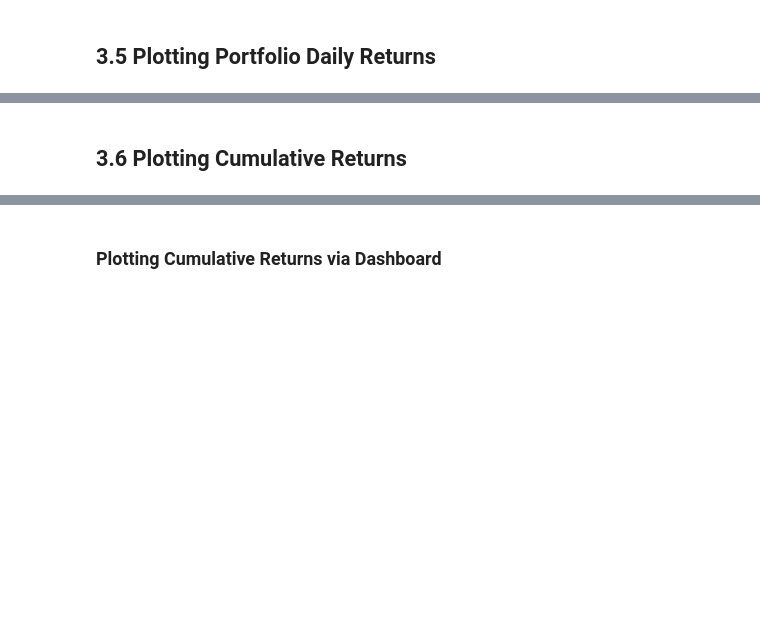
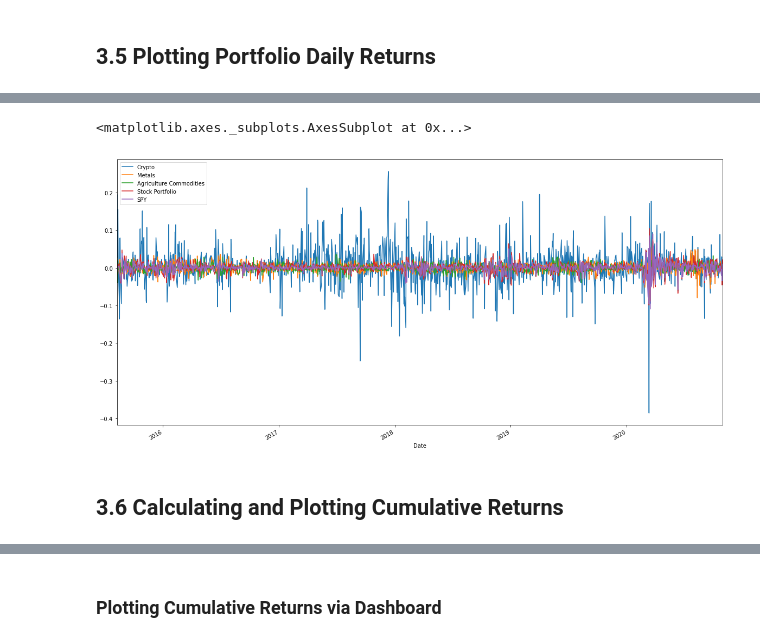
Before and after one commit to Flower67/Project1_MonteCrypto, a Jupyter notebook: Project-1-Core.ipynb, the cells around one changed output, grey strips where cells are left out. Cells and saved outputs as stored; diff of their text form; code cells hidden in the pictures; blank space fills up the shorter version.

```diff
--- a/Project-1-Core.ipynb
+++ b/Project-1-Core.ipynb
@@ -158,6 +175,9 @@ metals_portfolio_data = metals_portfolio_data.pct_change().dropna()
 # %% [markdown]
 ## 3.5 Plotting Portfolio Daily Returns
 # %%
+#Weight the portfolio evenly between crypto investments.
 weights_3 = [1/3, 1/3, 1/3]
 crypto_portfolio_returns = crypto_portfolio_data.dot(weights_3)
-crypto_portfolio_returns.head()
+crypto_returns_df = pd.DataFrame(crypto_portfolio_returns)
+crypto_returns_df.columns=["Crypto"]
+crypto_returns_df.head()
@@ -166,3 +196,6 @@ crypto_portfolio_returns.plot(figsize=(20,10), title = "Crypto Portfolio Daily R
 # %%
 metals_portfolio_returns = metals_portfolio_data.dot(weights_3)
-metals_portfolio_returns.plot(figsize=(20,10), title = "Metals Portfolio Daily Returns")
+metals_returns_df = pd.DataFrame(metals_portfolio_returns)
+metals_returns_df.columns=["Metals"]
+metals_returns_df.head()
+metals_returns_df.hvplot(figsize=(20,10), title = "Metals Portfolio Daily Returns")
@@ -169,3 +204,6 @@ metals_portfolio_returns.plot(figsize=(20,10), title = "Metals Portfolio Daily R
 # %%
 comm_portfolio_returns = comm_portfolio_data.dot(weights_3)
-comm_portfolio_returns.plot(figsize=(20,10), title = "Agriculture Commodities Portfolio Daily Returns")
+comm_returns_df = pd.DataFrame(comm_portfolio_returns)
+comm_returns_df.columns=["Agriculture Commodities"]
+comm_returns_df.head()
+comm_returns_df.hvplot(figsize=(20,10), title = "Agriculture Commodities Portfolio Daily Returns")
@@ -172,4 +212,7 @@ comm_portfolio_returns.plot(figsize=(20,10), title = "Agriculture Commodities Po
 # %%
 weights_4 = [0.25,0.25,0.25,0.25]
 stock_portfolio_returns = stock_portfolio_data.dot(weights_4)
-stock_portfolio_returns.plot(figsize=(20,10), title = "Stock Portfolio Daily Returns")
+stock_returns_df = pd.DataFrame(stock_portfolio_returns)
+stock_returns_df.columns=["Stock Portfolio"]
+stock_returns_df.head()
+stock_returns_df.hvplot(figsize=(20,10), title = "Stock Portfolio Daily Returns")
@@ -178,5 +225,8 @@ SPY_df.plot(figsize=(20,10), title = "S&P500 Daily Returns")
 # %%
-investment_returns_df = pd.concat([crypto_portfolio_returns, metals_portfolio_returns, comm_portfolio_returns, stock_portfolio_returns, SPY_df], axis="columns", join="inner")
+investment_returns_df = pd.concat([crypto_returns_df, metals_returns_df, comm_returns_df, stock_returns_df, SPY_df], axis="columns", join="inner")
 investment_returns_df.plot(figsize = (20,10))
+# %% [output]
+<matplotlib.axes._subplots.AxesSubplot at 0x...>
+[figure, added]
 # %% [markdown]
-## 3.6 Plotting Cumulative Returns
+## 3.6 Calculating and Plotting Cumulative Returns
```
Also changed, not shown: parts of 19 cells of this notebook, 1 other file.
